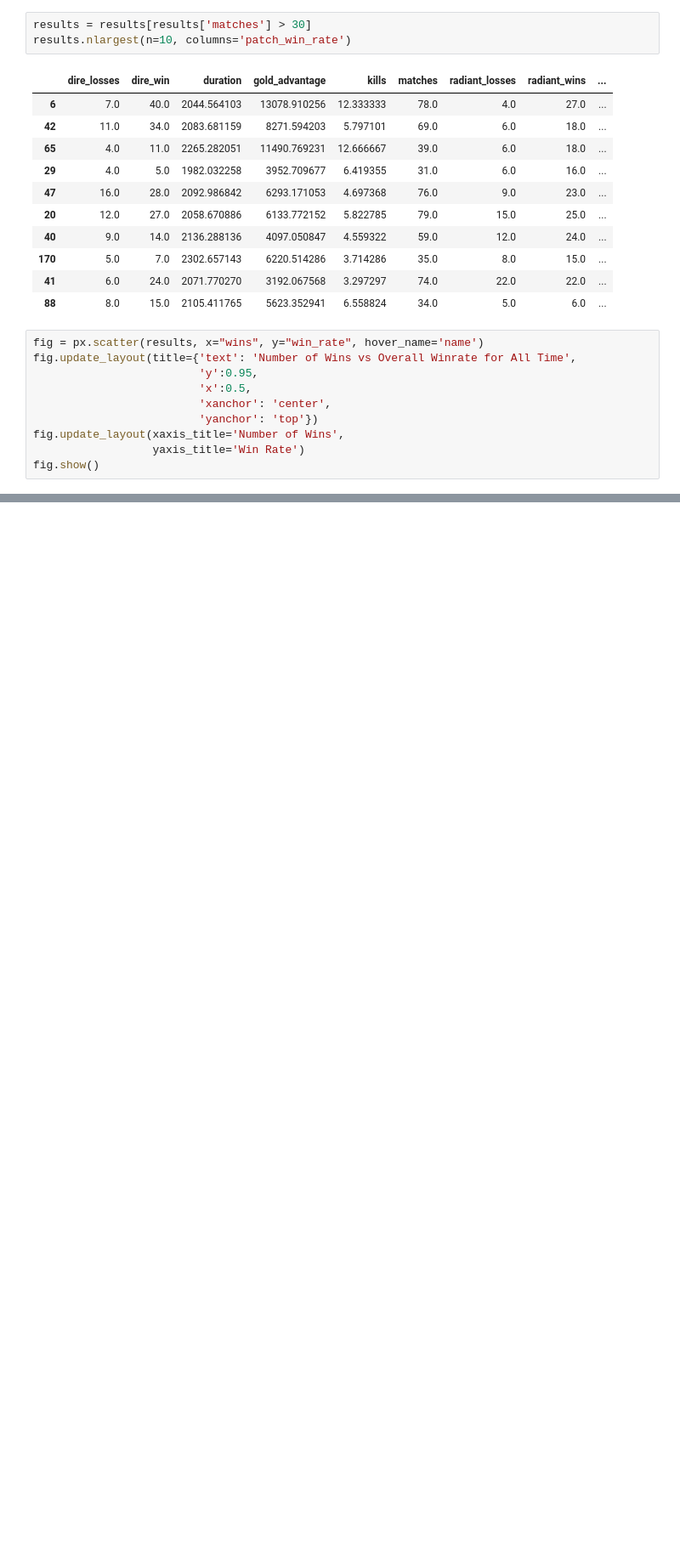
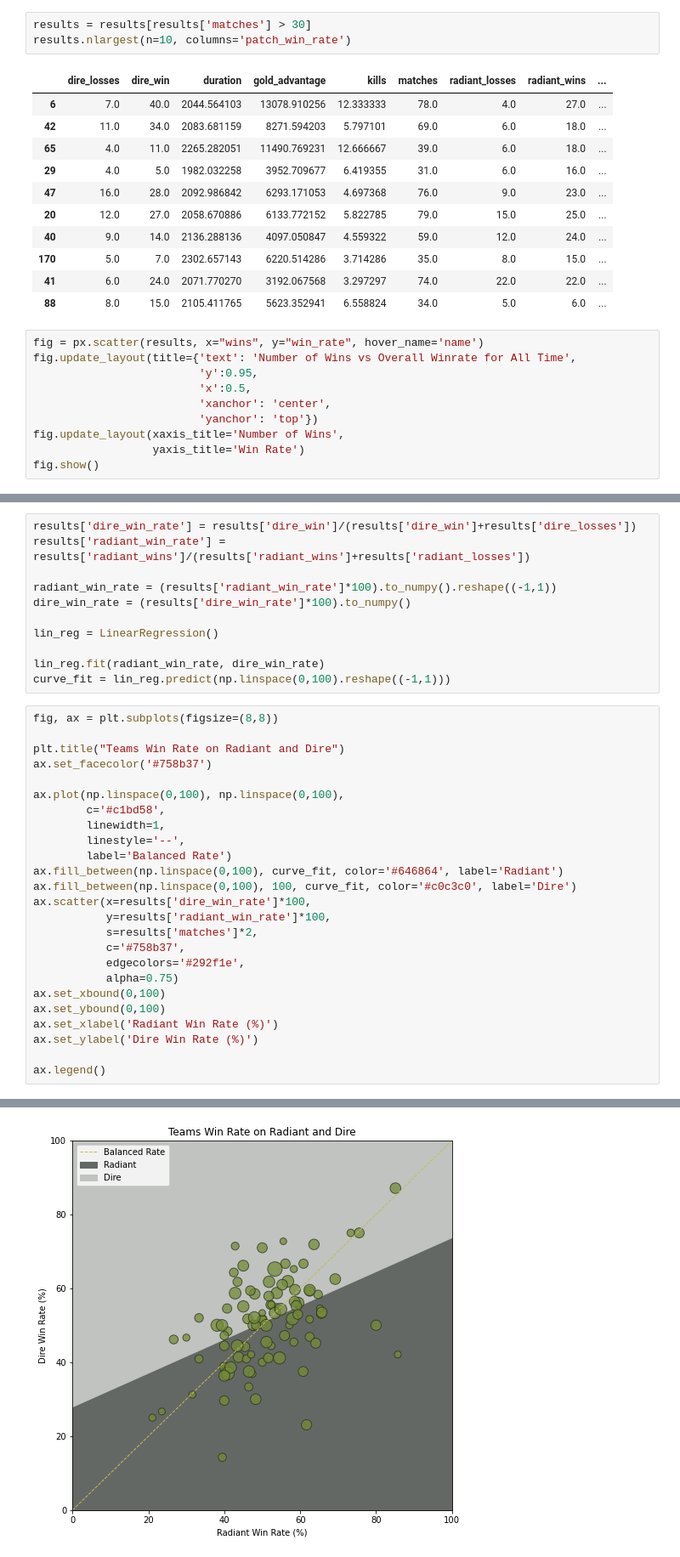
Before and after one commit to jpcajanding/dota2_teams_performance, a Jupyter notebook: visualization.ipynb, the cells around one changed output, grey strips where cells are left out. Shown at 85% size. Drawn from its saved outputs; the diff is of its cells as text; blank space fills up the shorter version.

```diff
--- a/visualization.ipynb
+++ b/visualization.ipynb
@@ -217,0 +350,37 @@ fig.show()
+# %%
+results['dire_win_rate'] = results['dire_win']/(results['dire_win']+results['dire_losses'])
+results['radiant_win_rate'] = results['radiant_wins']/(results['radiant_wins']+results['radiant_losses'])
+
+radiant_win_rate = (results['radiant_win_rate']*100).to_numpy().reshape((-1,1))
+dire_win_rate = (results['dire_win_rate']*100).to_numpy()
+
+lin_reg = LinearRegression()
+
+lin_reg.fit(radiant_win_rate, dire_win_rate)
+curve_fit = lin_reg.predict(np.linspace(0,100).reshape((-1,1)))
+# %%
+fig, ax = plt.subplots(figsize=(8,8))
+
+plt.title("Teams Win Rate on Radiant and Dire")
+ax.set_facecolor('#758b37')
+
+ax.plot(np.linspace(0,100), np.linspace(0,100),
+        c='#c1bd58',
+        linewidth=1,
+        linestyle='--',
+        label='Balanced Rate')
+ax.fill_between(np.linspace(0,100), curve_fit, color='#646864', label='Radiant')
+ax.fill_between(np.linspace(0,100), 100, curve_fit, color='#c0c3c0', label='Dire')
+ax.scatter(x=results['dire_win_rate']*100,
+           y=results['radiant_win_rate']*100,
+           s=results['matches']*2,
+           c='#758b37',
+           edgecolors='#292f1e',
+           alpha=0.75)
+ax.set_xbound(0,100)
+ax.set_ybound(0,100)
+ax.set_xlabel('Radiant Win Rate (%)')
+ax.set_ylabel('Dire Win Rate (%)')
+
+ax.legend()
+# %% [output]
@@ -217,0 +388 @@ fig.show()
+[figure, added]
```
Also changed, not shown: parts of 12 cells of this notebook, 1 other file.
